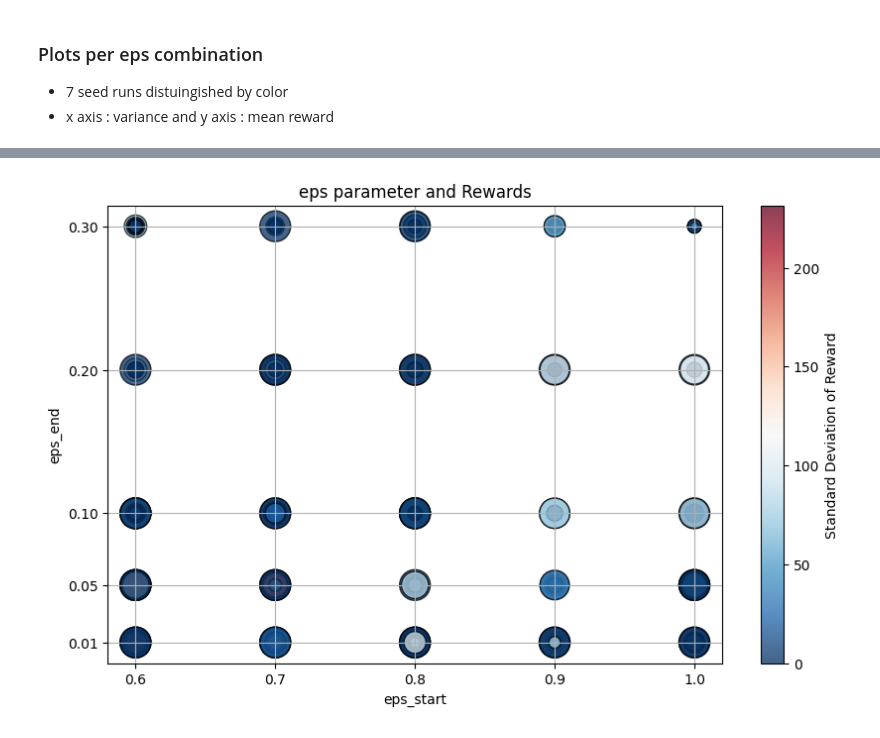
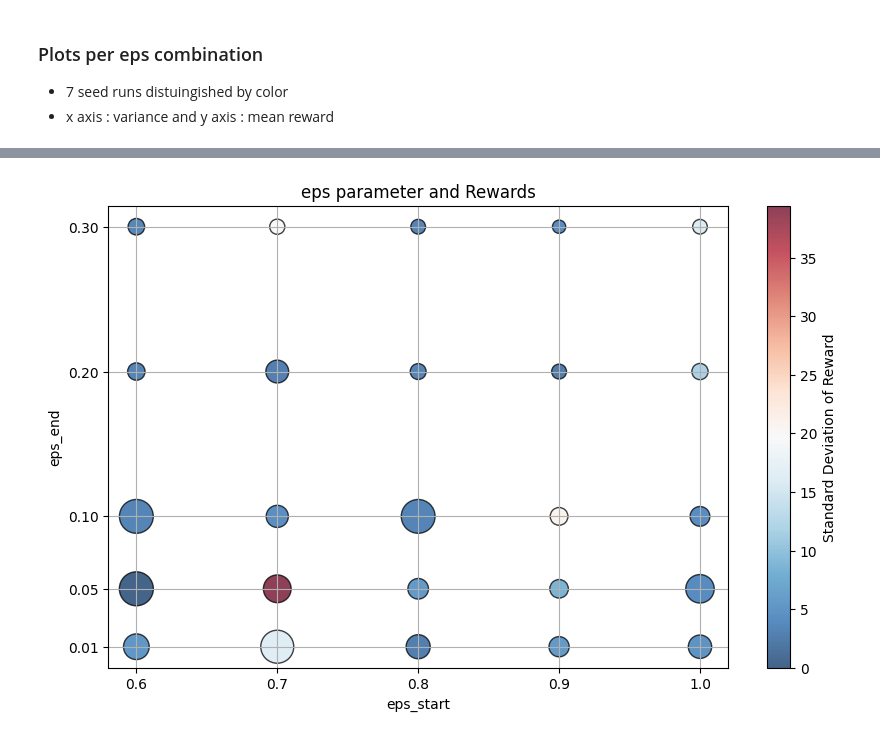
Before and after one commit to rulezcasa/eps_grid, a Jupyter notebook: plot.ipynb, the cells around one changed output, grey strips where cells are left out. Saved outputs shown, nothing was run; the diff lists cells and outputs as text; code cells hidden in the pictures.

```diff
--- a/plot.ipynb
+++ b/plot.ipynb
@@ -89,0 +85,11 @@ plt.show()
+# %%
+grouped_df = df.groupby(['eps_start', 'eps_end']).agg({
+    'mean_reward': 'median',
+    'std_reward': 'median'
+}).reset_index()
+
+grouped_df.columns = ['eps_start', 'eps_end', 'median_mean_reward', 'median_std_reward']
+
+grouped_df = grouped_df.round({'median_mean_reward': 2, 'median_std_reward': 2})
+
+print(grouped_df)
@@ -90,31 +114,33 @@ plt.show()
 # %%
-size_scale = 500 / df['mean_reward'].max()  # Scaling
+size_scale = 600 / grouped_df['median_mean_reward'].max()  # Scaling
 
 plt.figure(figsize=(10, 6))
 scatter = plt.scatter(
-    df['eps_start'],
-    df['eps_end'],
-    s=df['mean_reward'] * size_scale,
-    c=df['std_reward'],
+    grouped_df['eps_start'],
+    grouped_df['eps_end'],
+    s=grouped_df['median_mean_reward'] * size_scale,
+    c=grouped_df['median_std_reward'],
     cmap='RdBu_r',
+    vmin=grouped_df['median_std_reward'].min(),  # Force scale range
+    vmax=grouped_df['median_std_reward'].max(),
     alpha=0.75,
     edgecolors='k'
 )
 
 eps_start_list = [1, 0.9, 0.8, 0.7, 0.6]
 eps_end_list = [0.01, 0.05, 0.1, 0.2, 0.3]
 
 plt.xticks(eps_start_list)
 plt.yticks(eps_end_list)
 
 plt.xlabel("eps_start")
 plt.ylabel("eps_end")
 plt.title("eps parameter and Rewards")
 
 cbar = plt.colorbar(scatter)
 cbar.set_label("Standard Deviation of Reward")
 
 plt.grid(True)
 plt.show()
 # %% [output]
-[figure, old version]
+[figure, new version]
```
Also changed, not shown: parts of 9 cells of this notebook, 31 other files.
